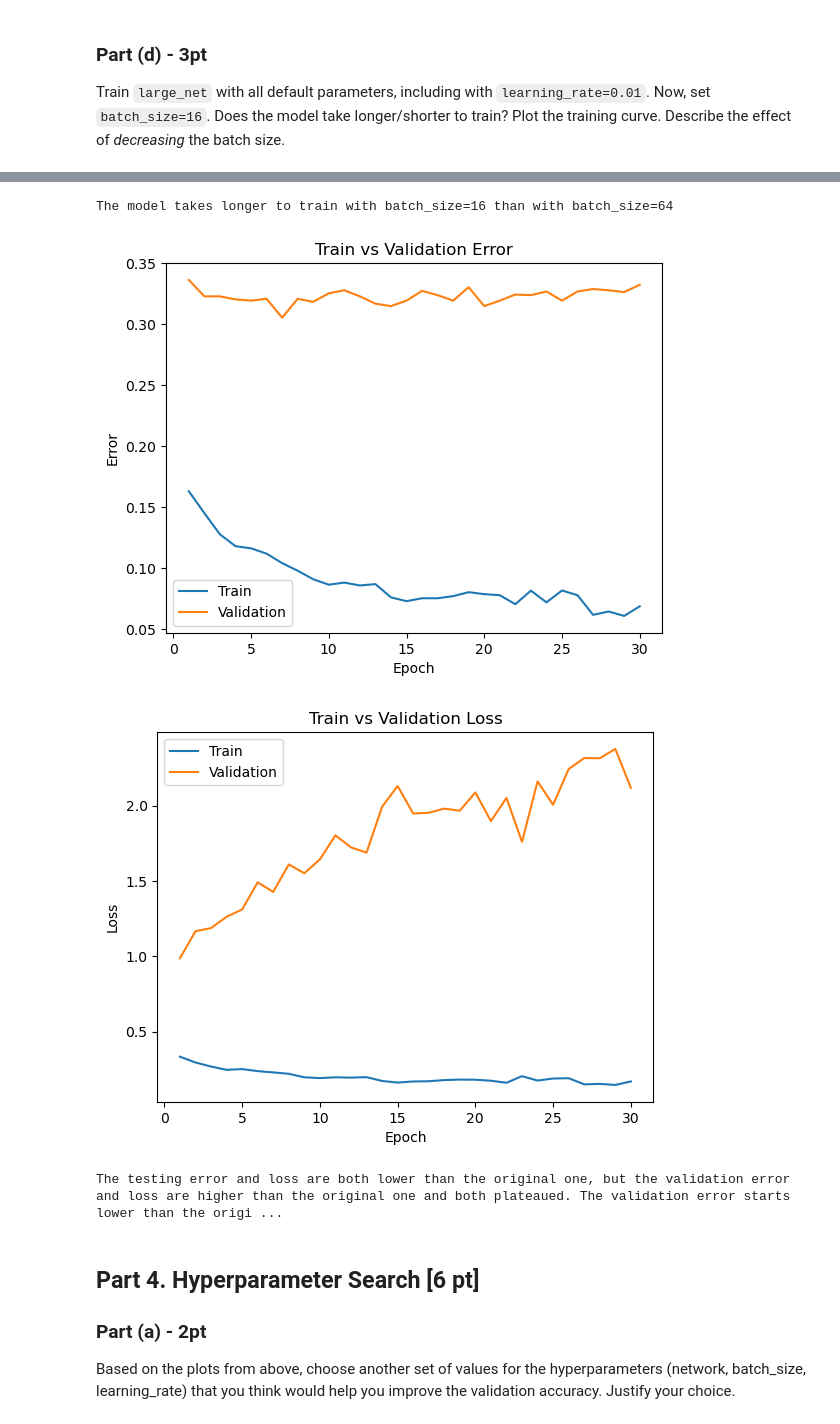
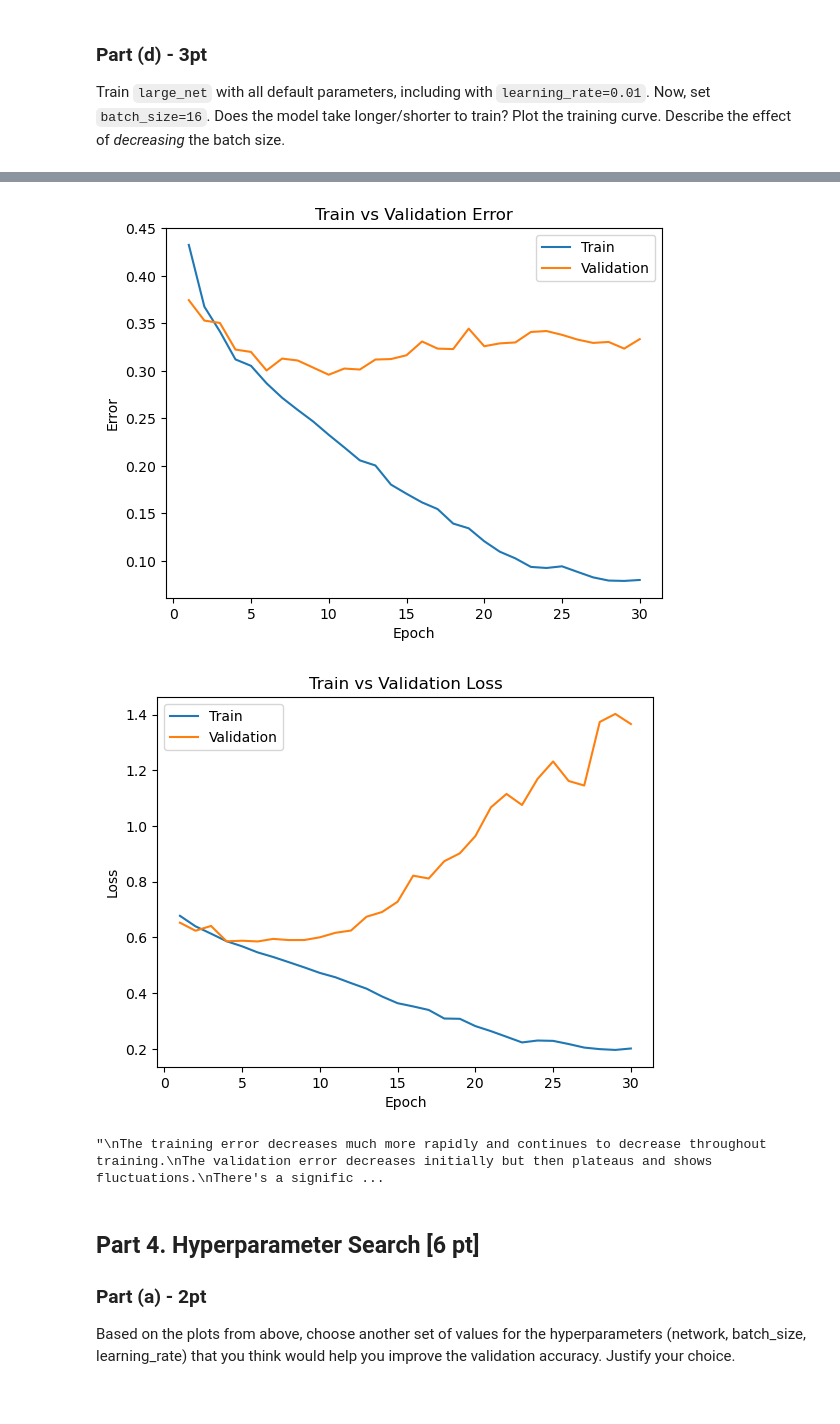
Before and after one commit to 0xC000005/APS360, a Jupyter notebook: Labs/Lab2/Lab2 Cats vs Dogs.ipynb, the cells around one changed output, grey strips where cells are left out. Cells and saved outputs as stored; diff of their text form; code cells hidden in the pictures.

```diff
--- a/Labs/Lab2/Lab2 Cats vs Dogs.ipynb
+++ b/Labs/Lab2/Lab2 Cats vs Dogs.ipynb
@@ -714,12 +755,22 @@ Total time elapsed: 56.07 seconds
-# %%
-print("The model takes longer to train with batch_size=16 than with batch_size=64")
-plot_training_curve(get_model_name("large", 16, 0.01, 29))
-print("The testing error and loss are both lower than the original one, but the validation error and loss are higher than the original one and both plateaued. The validation error starts lower than the original one and doesn't change as the number of epoch increases. The validation loss starts higher than the original one and is increasing as the number of epoch increases.")
-# %% [output]
-The model takes longer to train with batch_size=16 than with batch_size=64
-[figure, removed]
-[figure, removed]
-The testing error and loss are both lower than the original one, but the validation error and loss are higher than the original one and both plateaued. The validation error starts lower than the origi ...
+# %%
+plot_training_curve(get_model_name("large", 16, 0.01, 29))
+"""
+The training error decreases much more rapidly and continues to decrease throughout training.
+The validation error decreases initially but then plateaus and shows fluctuations.
+There's a significant and growing gap between training and validation errors.
+
+The training loss decreases rapidly and continues to decrease steadily.
+The validation loss decreases slightly initially but then starts to increase dramatically after about 5-10 epochs.
+There's a huge divergence between training and validation loss.
+By the validation erorr and losses, the model is not learning at all.
+
+Decreasing the batch size to 16 results in faster initial training and lower training error/loss,
+but at the significant cost of severe overfitting and poor generalization.
+"""
+# %% [output]
+[figure, added]
+[figure, added]
+"\nThe training error decreases much more rapidly and continues to decrease throughout training.\nThe validation error decreases initially but then plateaus and shows fluctuations.\nThere's a signific ...
 # %% [markdown]
 ## Part 4. Hyperparameter Search [6 pt]
 
```
Also changed, not shown: parts of 38 cells of this notebook, 1 other file.
